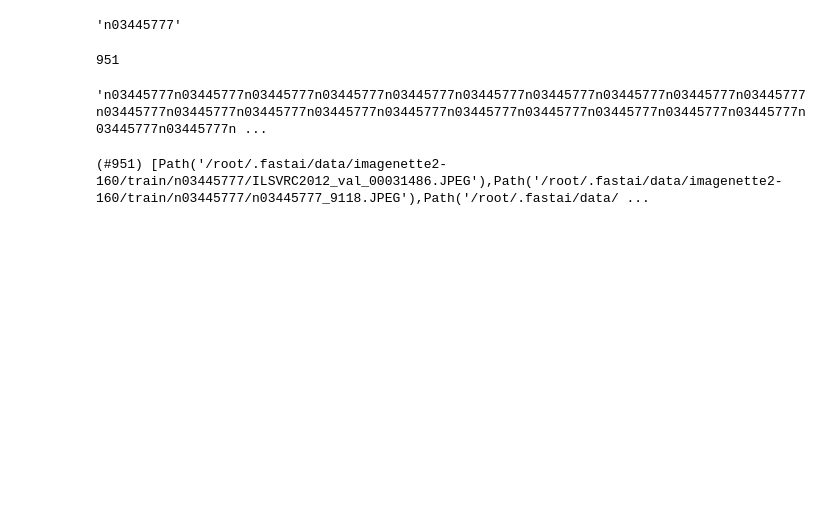
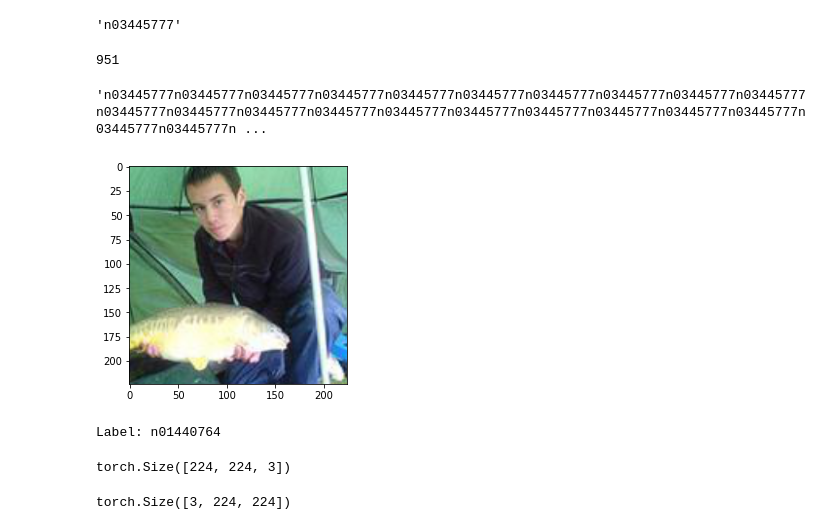
Before and after one commit to george-kan/fastai, a Jupyter notebook: Pytorch_notes.ipynb, the cells around one changed output. Cells and saved outputs as stored; diff of their text form; code cells hidden in the pictures; blank space fills up the shorter version.

```diff
--- a/Pytorch_notes.ipynb
+++ b/Pytorch_notes.ipynb
@@ -75,16 +86,50 @@ len((path/'train/n03445777').ls())
 label*911
 # %% [output]
 'n03445777n03445777n03445777n03445777n03445777n03445777n03445777n03445777n03445777n03445777n03445777n03445777n03445777n03445777n03445777n03445777n03445777n03445777n03445777n03445777n03445777n03445777n ...
-# %%
-class myDatasetClass(img_path):
-    def __init__(self, img_path, transform=None, target_transform=None):
-        self.images =
-        self.transform = transform
-        self.target_transform = target_transform
-
-    def __len__(self):
-        return
-# %%
-(path/'train/n03445777').ls()
-# %% [output]
-(#951) [Path('/root/.fastai/data/imagenette2-160/train/n03445777/ILSVRC2012_val_00031486.JPEG'),Path('/root/.fastai/data/imagenette2-160/train/n03445777/n03445777_9118.JPEG'),Path('/root/.fastai/data/ ...
+# %%
+class myDatasetClass(Dataset):
+    def __init__(self, img_path, transform=None, target_transform=None):
+        folders = [folder for folder in img_path.ls() if re.search('.*/n.*$', str(folder))]
+        self.images, self.labels = [], []
+        for folder in folders:
+            tmp_images, tmp_labels = get_folder_data(folder)
+            self.images += tmp_images
+            self.labels += tmp_labels
+        self.transform = transform
+        self.target_transform = target_transform
+
+    def __len__(self):
+        return len(self.labels)
+
+    def __getitem__(self, idx):
+        image = Image.open(str(self.images[idx]))
+        image = image.convert("RGB")
+        label = self.labels[idx]
+        if self.transform:
+            image = self.transform(image)
+        if self.target_transform:
+            label = self.target_transform(label)
+        #sample = {"image":image, "label":label}
+        return image, label
+# %%
+composed = transforms.Compose([transforms.Resize(256), transforms.RandomCrop(224),  transforms.ToTensor()])
+train_dataloader = DataLoader(myDatasetClass(train_path, transform = composed), batch_size=64, shuffle=True)
+# %%
+train_features, train_labels = next(iter(train_dataloader))
+#xa = next(iter(train_dataloader))
+img = train_features[2].permute(1,2,0)
+label = train_labels[2]
+plt.imshow(img)
+plt.show()
+print(f"Label: {label}")
+# %% [output]
+[figure, added]
+Label: n01440764
+# %%
+train_features[0].permute(1,2,0).shape
+# %% [output]
+torch.Size([224, 224, 3])
+# %%
+img.shape
+# %% [output]
+torch.Size([3, 224, 224])
```
Also changed, not shown: parts of 8 cells of this notebook.
